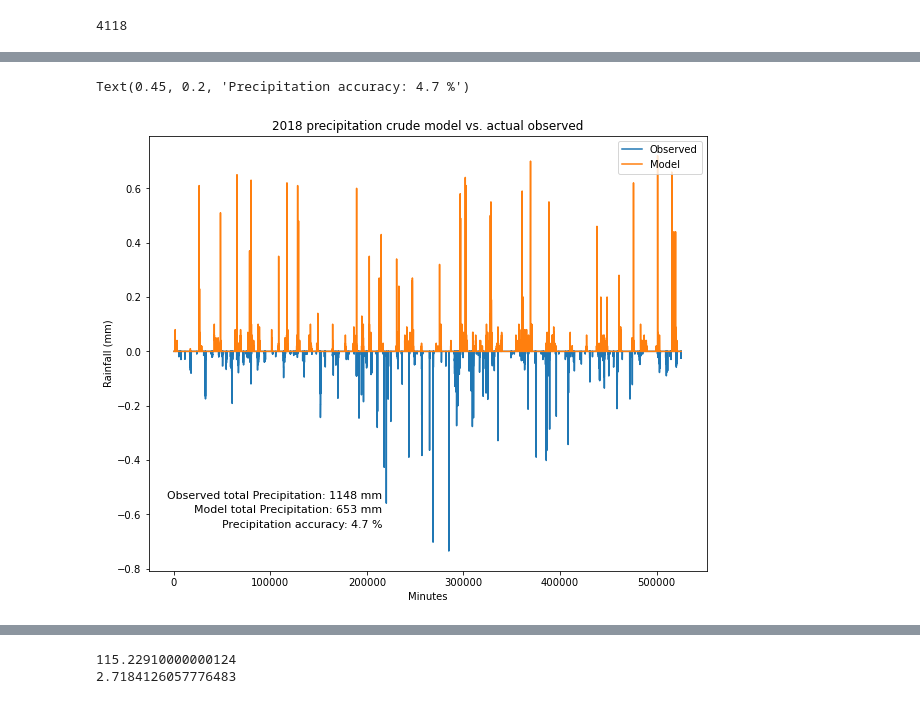
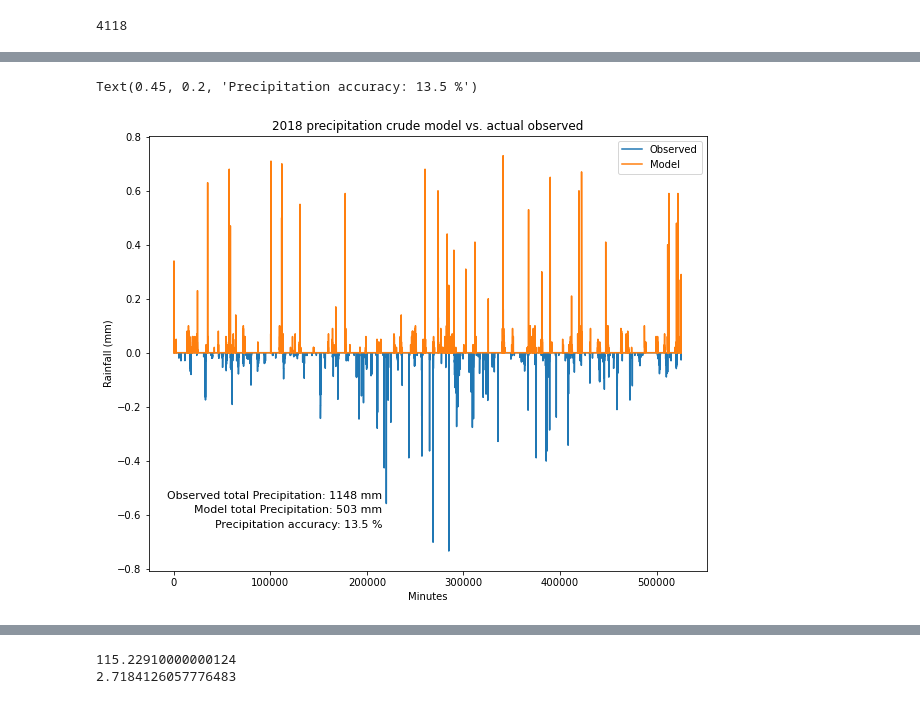
Before and after one commit to zhangt3-e/senior_thesis, a Jupyter notebook: Code/Simulation.ipynb, the cells around one changed output, grey strips where cells are left out. Drawn from its saved outputs; the diff is of its cells as text; code cells hidden in the pictures.

Commit message:
Redo first model

```diff
--- a/Code/Simulation.ipynb
+++ b/Code/Simulation.ipynb
@@ -249,3 +279,5 @@ print(len(sample_output))
+# %%
+sample_2018, compare2018 = model_1(Whole18, 20000, 1)
 # %%
 hold = np.sum(nonprecip18) + np.sum(precip18)
 new2018 = np.zeros(int(hold))
@@ -268,14 +300,14 @@ while(int(hold)-1 > minute):
 # %%
 plt.figure(figsize = (10,8))
 plt.plot(-new2018)
-plt.plot(sample_output)
+plt.plot(sample_2018)
 plt.title('2018 precipitation crude model vs. actual observed')
 plt.xlabel('Minutes')
 plt.ylabel('Rainfall (mm)')
 plt.legend(['Observed', 'Model'], loc = 'upper right')
 plt.figtext(0.45, 0.25, 'Observed total Precipitation: ' + str(round(np.nansum(new2018))) + ' mm', fontsize = 11, ha = 'right')
-plt.figtext(0.45, 0.225, 'Model total Precipitation: ' + str(round(np.nansum(sample_output))) + ' mm', fontsize = 11, ha = 'right')
+plt.figtext(0.45, 0.225, 'Model total Precipitation: ' + str(round(np.nansum(sample_2018))) + ' mm', fontsize = 11, ha = 'right')
 plt.figtext(0.45, 0.2, 'Precipitation accuracy: ' + str(round(pre_accuracy,1)) + ' %', fontsize = 11, ha = 'right')
 # %% [output]
-Text(0.45, 0.2, 'Precipitation accuracy: 4.7 %')
+Text(0.45, 0.2, 'Precipitation accuracy: 13.5 %')
-[figure, old version]
+[figure, new version]
```
Also changed, not shown: parts of 26 cells of this notebook, 1 other file.
